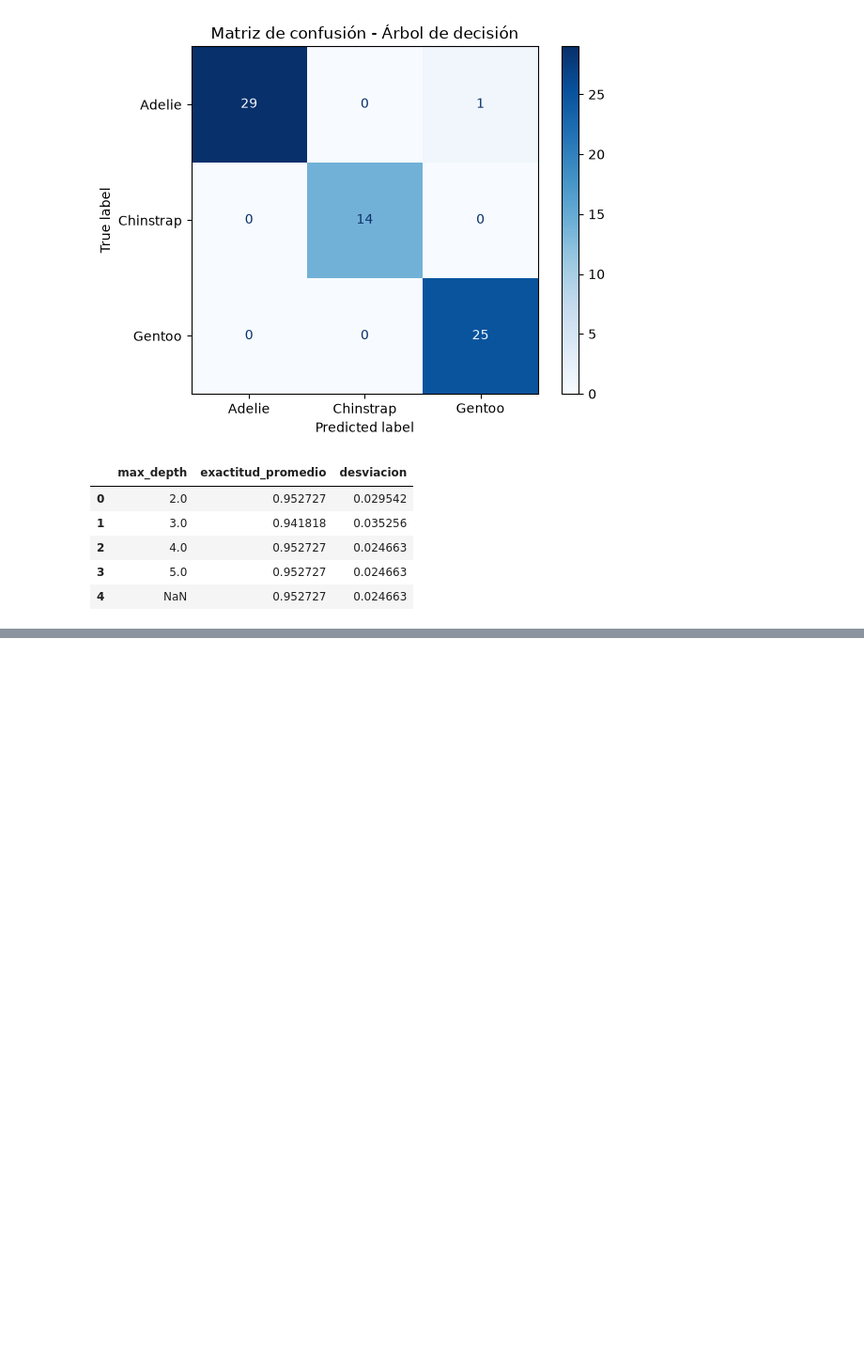
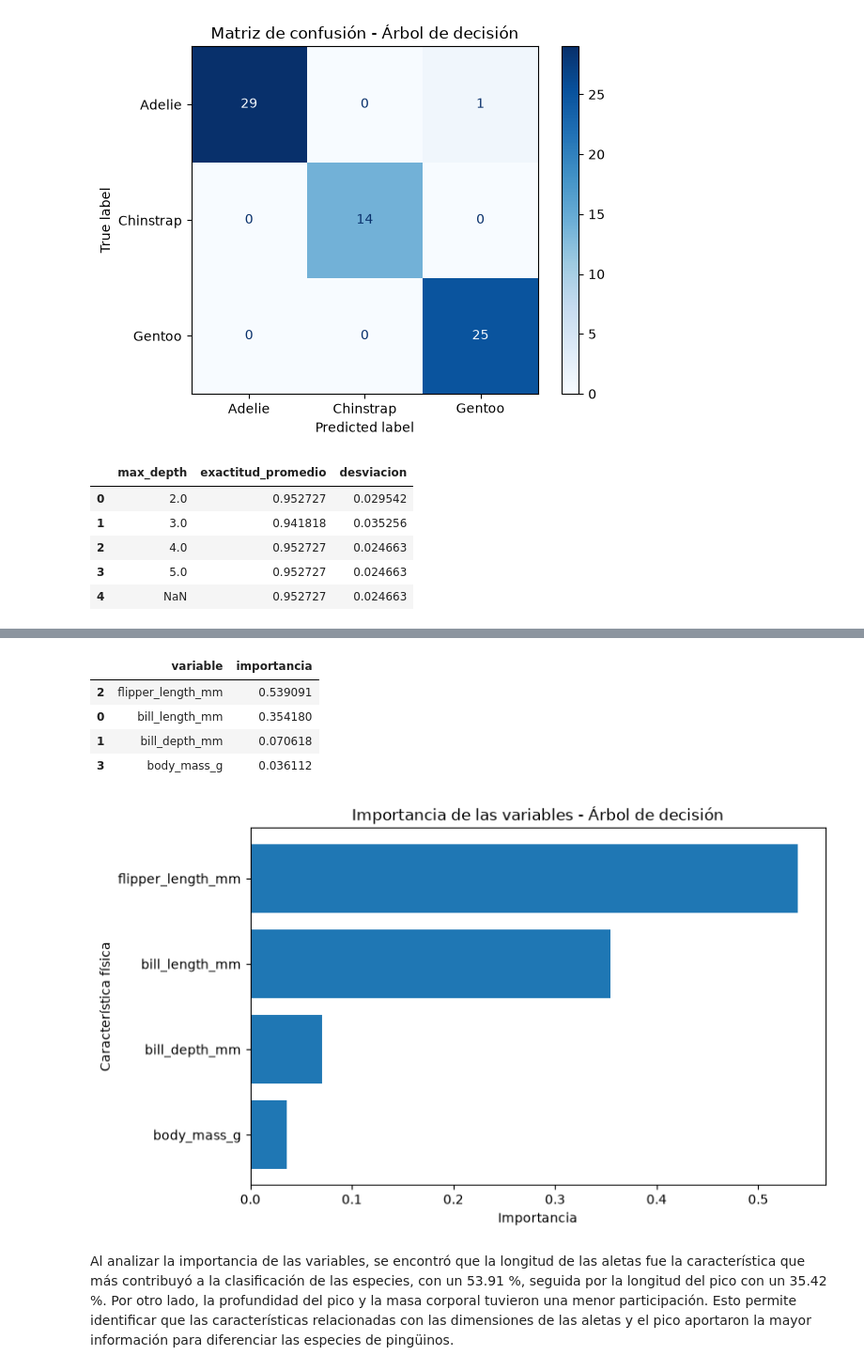
Before and after one commit to luispinillam/actividad-machine-learning, a Jupyter notebook: actividad-machine-learning.ipynb, the cells around one changed output, grey strips where cells are left out. Shown at 94% size. Drawn from its saved outputs; the diff is of its cells as text; code cells hidden in the pictures; blank space fills up the shorter version.

```diff
--- a/actividad-machine-learning.ipynb
+++ b/actividad-machine-learning.ipynb
@@ -294,0 +353,29 @@ display(comparacion)
+# %%
+importancia = pd.DataFrame({
+    "variable": columnas,
+    "importancia": modelo_final.feature_importances_
+})
+
+importancia = importancia.sort_values(
+    by="importancia",
+    ascending=False
+)
+
+display(importancia)
+
+plt.figure(figsize=(8, 5))
+plt.barh(importancia["variable"], importancia["importancia"])
+plt.xlabel("Importancia")
+plt.ylabel("Característica física")
+plt.title("Importancia de las variables - Árbol de decisión")
+plt.gca().invert_yaxis()
+plt.show()
+# %% [output]
+|  | variable | importancia |
+| 2 | flipper_length_mm | 0.539091 |
+| 0 | bill_length_mm | 0.354180 |
+| 1 | bill_depth_mm | 0.070618 |
+| 3 | body_mass_g | 0.036112 |
+[figure, added]
+# %% [markdown]
+Al analizar la importancia de las variables, se encontró que la longitud de las aletas fue la característica que más contribuyó a la clasificación de las especies, con un 53.91 %, seguida por la longitud del pico con un 35.42 %. Por otro lado, la profundidad del pico y la masa corporal tuvieron una menor participación. Esto permite identificar que las características relacionadas con las dimensiones de las aletas y el pico aportaron la mayor información para diferenciar las especies de pingüinos.
```
Also changed, not shown: parts of 3 cells of this notebook.
